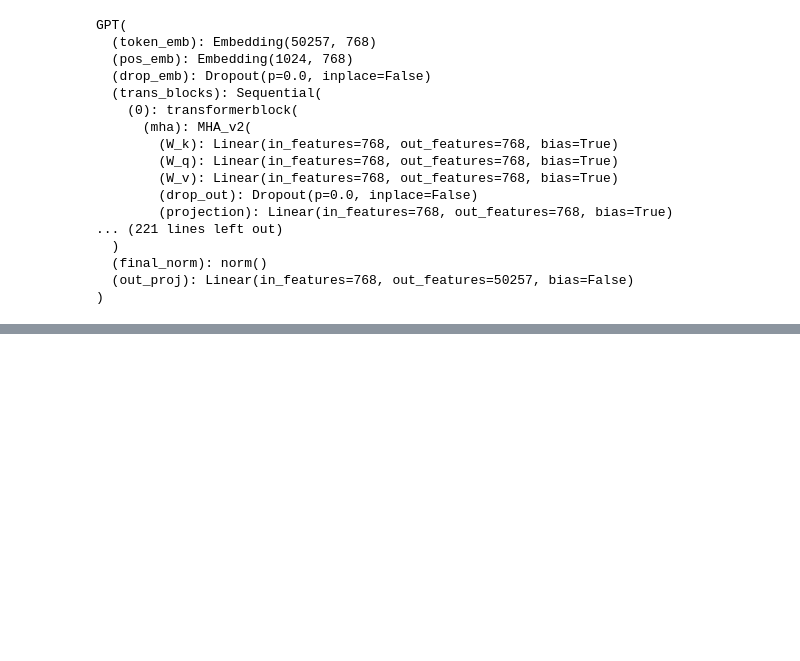
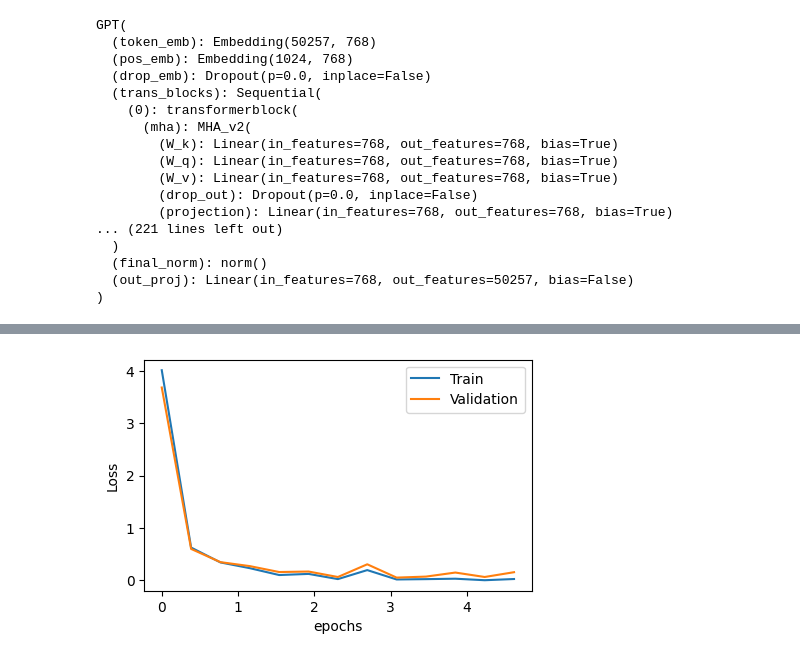
Before and after one commit to hosseinta2/LLM-from-scratch, a Jupyter notebook: fine_tuning.ipynb, the cells around one changed output, grey strips where cells are left out. Saved outputs shown, nothing was run; the diff lists cells and outputs as text; code cells hidden in the pictures; blank space fills up the shorter version.

```diff
--- a/fine_tuning.ipynb
+++ b/fine_tuning.ipynb
@@ -215,0 +307,12 @@ torch.Size([1, 7, 2])
+# %%
+import matplotlib.pyplot as plt
+x_axis = [i*num_epochs/len(train_loss) for i in range(len(train_loss))]
+fig,ax = plt.subplots(figsize = (5,3))
+ax.plot(x_axis,train_loss, label=f"Train")
+ax.plot(x_axis, eval_loss,label =f"Validation")
+ax.legend()
+ax.set_xlabel("epochs")
+ax.set_ylabel("Loss")
+plt.show()
+# %% [output]
+[figure, added]
```
Also changed, not shown: parts of 4 cells of this notebook.
